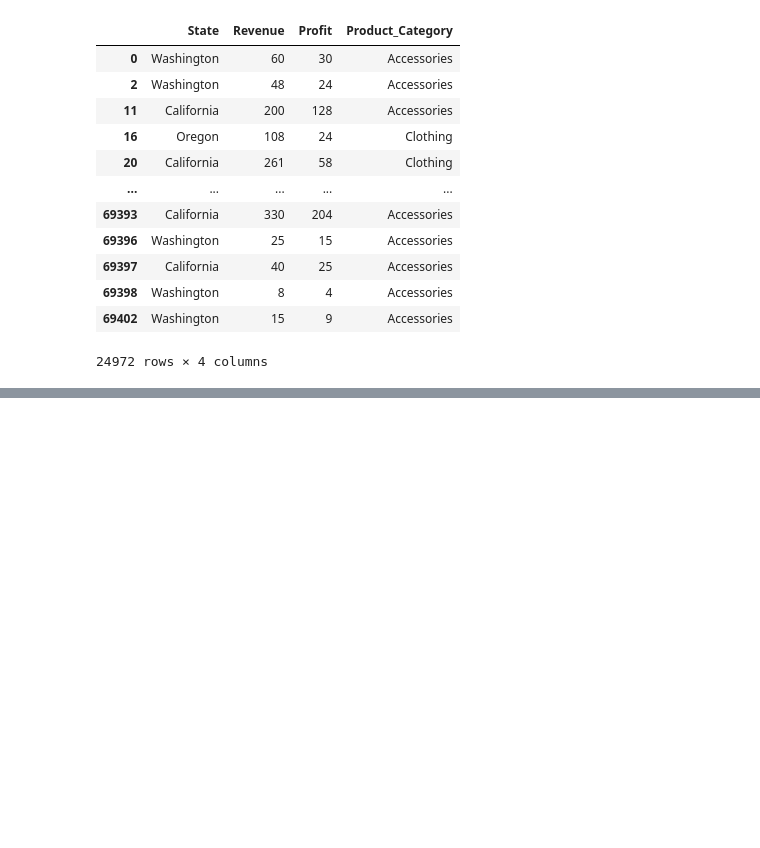
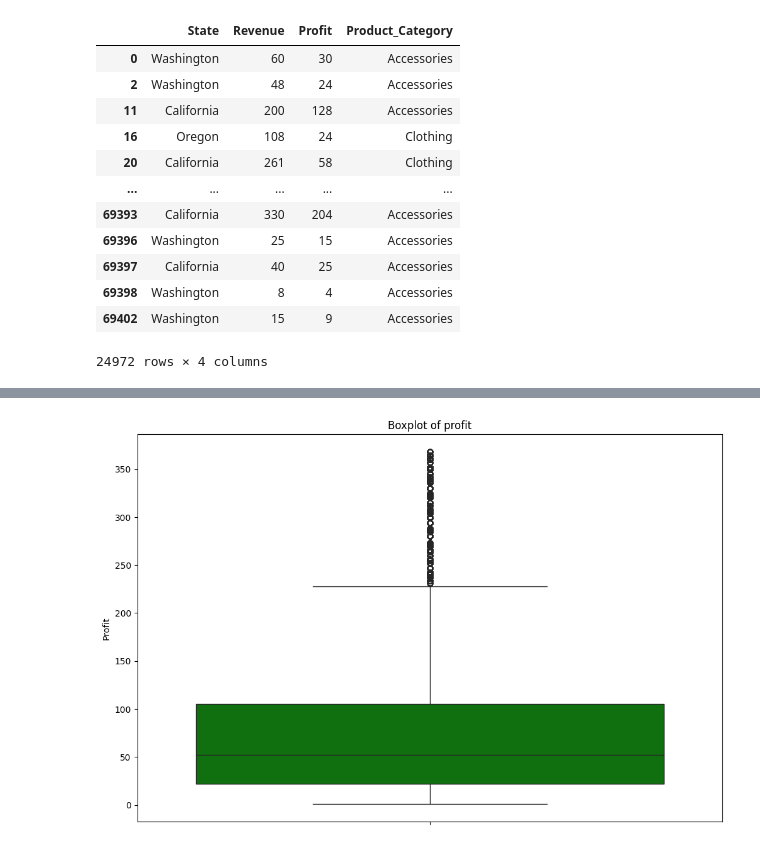
Before and after one commit to anitajn86/DATA-MINING-AND-ANALYTICS, a Jupyter notebook: PRACTICE 1/exampractice.ipynb, the cells around one changed output, grey strips where cells are left out. Drawn from its saved outputs; the diff is of its cells as text; code cells hidden in the pictures; blank space fills up the shorter version.

```diff
--- a/PRACTICE 1/exampractice.ipynb
+++ b/PRACTICE 1/exampractice.ipynb
@@ -233,0 +243,8 @@ NewUSA
+# %%
+#boxplot
+plt.figure(figsize=(12,8))
+sns.boxplot(data=data,y='Profit',color='green')
+plt.title('Boxplot of profit')
+plt.show()
+# %% [output]
+[figure, added]
```
Also changed, not shown: parts of 13 cells of this notebook.
